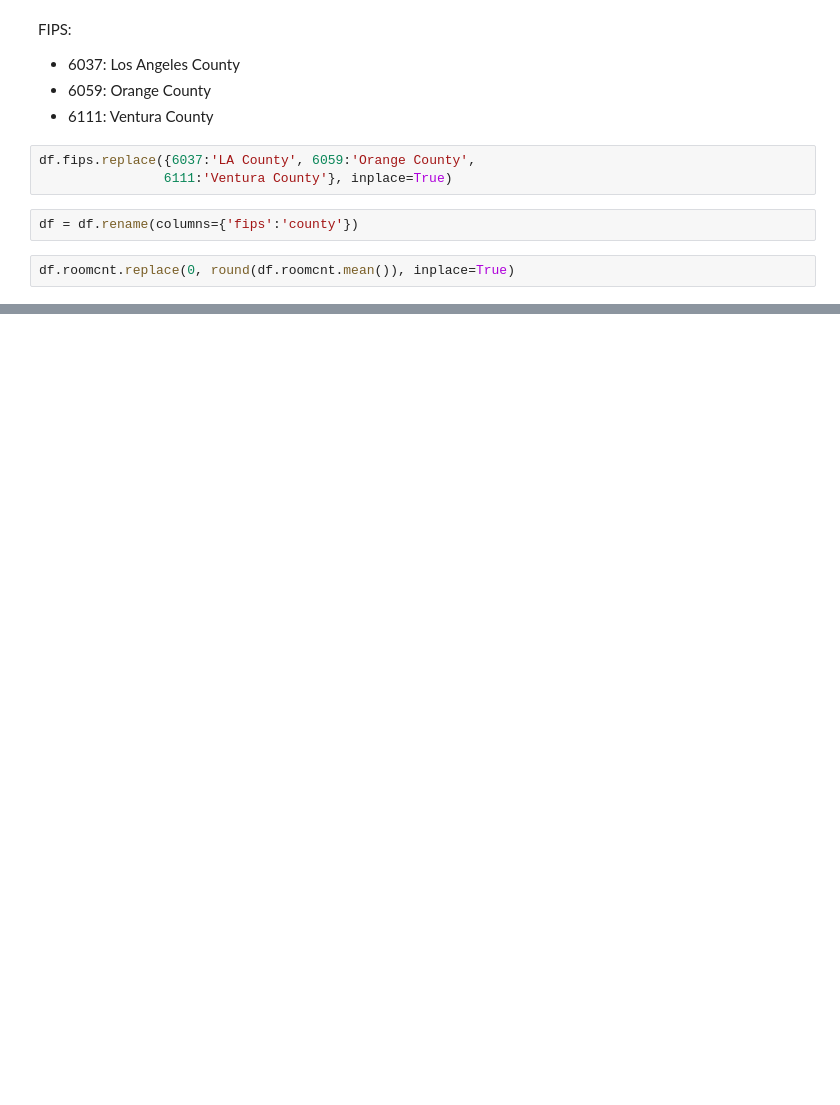
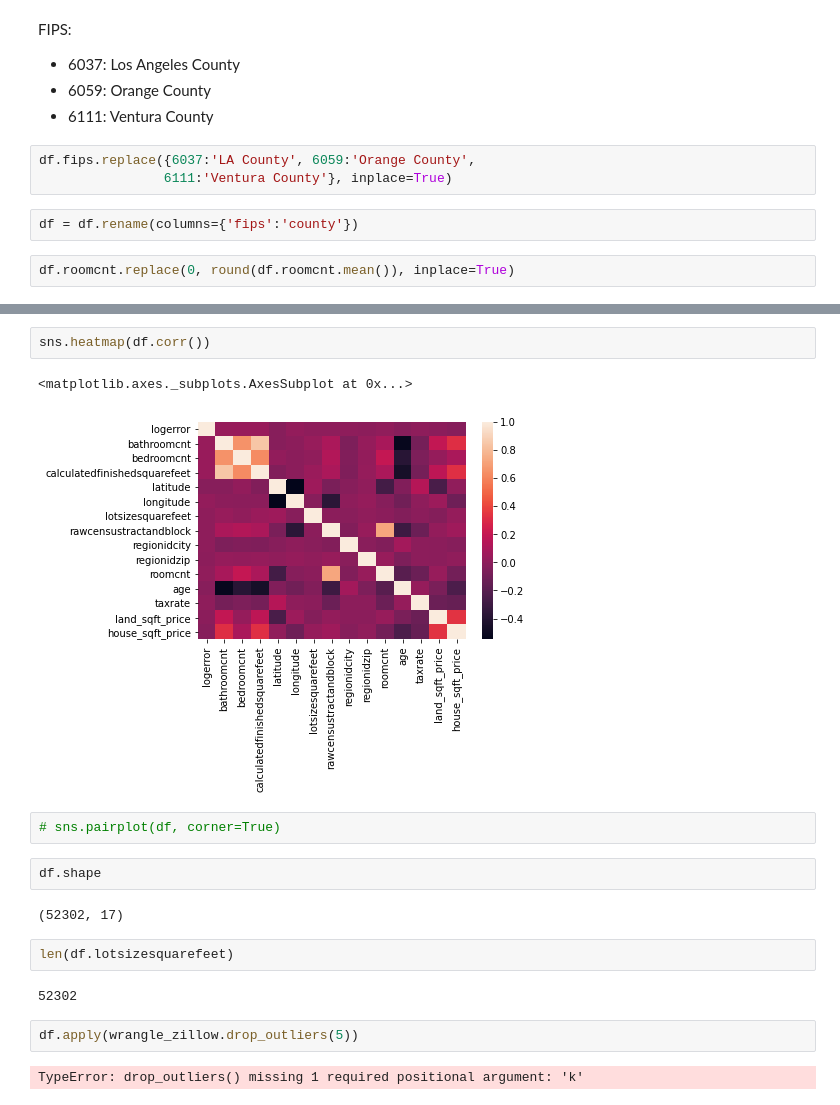
Before and after one commit to Clustering-Project-Allen-Cameron/clustering_project, a Jupyter notebook: cameron_project/zillow_cluster_project_cameron.ipynb, the cells around one changed output, grey strips where cells are left out. Saved outputs shown, nothing was run; the diff lists cells and outputs as text; blank space fills up the shorter version.

Commit message:
'Continue working on outliers and other prep'

```diff
--- a/cameron_project/zillow_cluster_project_cameron.ipynb
+++ b/cameron_project/zillow_cluster_project_cameron.ipynb
@@ -91,0 +86,19 @@ Name: taxrate, Length: 52044, dtype: int64
+# %%
+sns.heatmap(df.corr())
+# %% [output]
+<matplotlib.axes._subplots.AxesSubplot at 0x...>
+[figure, added]
+# %%
+# sns.pairplot(df, corner=True)
+# %%
+df.shape
+# %% [output]
+(52302, 17)
+# %%
+len(df.lotsizesquarefeet)
+# %% [output]
+52302
+# %%
+df.apply(wrangle_zillow.drop_outliers(5))
+# %% [output]
+TypeError: drop_outliers() missing 1 required positional argument: 'k'
```
Also changed, not shown: parts of 11 cells of this notebook, 1 other file.
